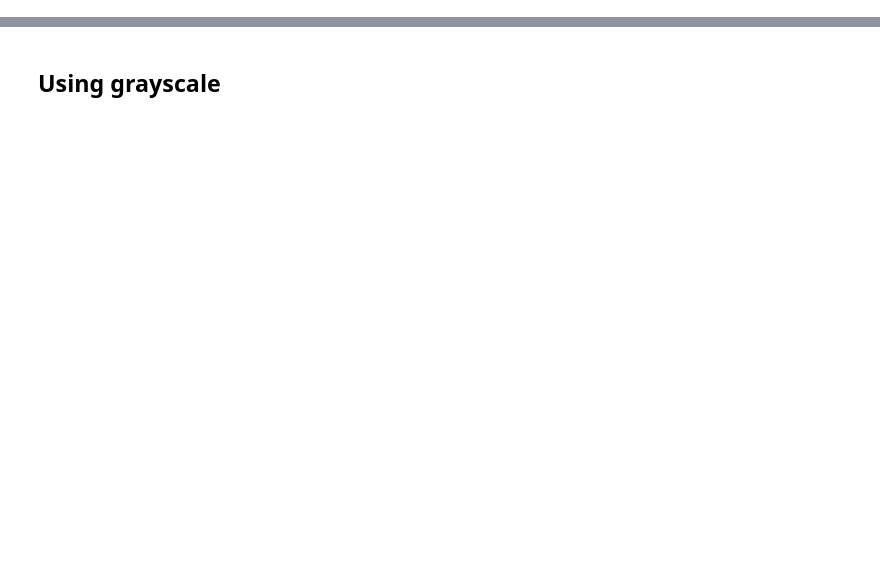
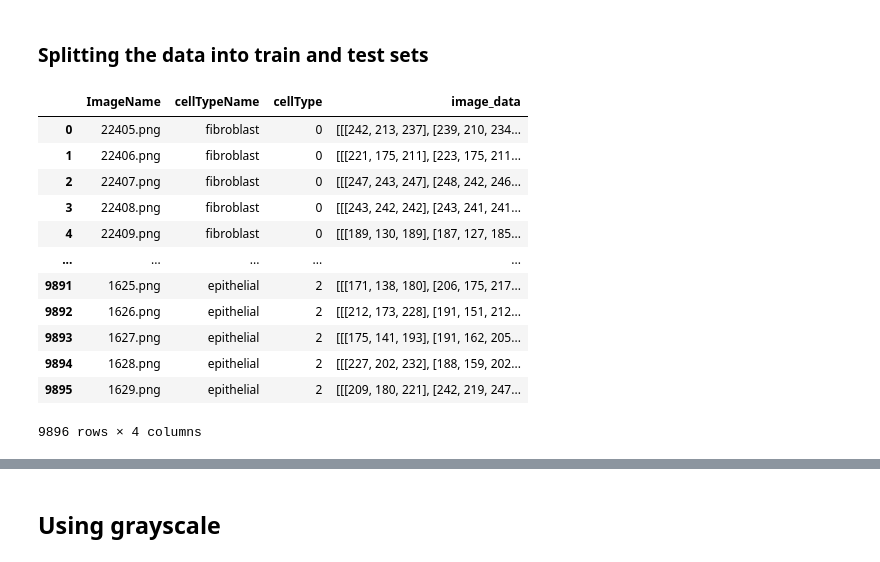
Before and after one commit to SumethD/cancerCell_Image_classification-Model, a Jupyter notebook: Image classification.ipynb, the cells around one changed output, grey strips where cells are left out. Saved outputs shown, nothing was run; the diff lists cells and outputs as text; code cells hidden in the pictures; blank space fills up the shorter version.

```diff
--- a/Image classification.ipynb
+++ b/Image classification.ipynb
@@ -38,0 +83,23 @@
+# %% [markdown]
+### Splitting the data into train and test sets
+# %%
+X = data.drop("isCancerous", axis=1)
+X = X.drop("InstanceID",axis=1)
+X = X.drop("patientID",axis=1)
+y = data["isCancerous"]
+X_train, X_test, y_train, y_test = train_test_split(X, y, test_size=0.2, random_state=42)
+display(X)
+# %% [output]
+|  | ImageName | cellTypeName | cellType | image_data |
+| 0 | 22405.png | fibroblast | 0 | [[[242, 213, 237], [239, 210, 234... |
+| 1 | 22406.png | fibroblast | 0 | [[[221, 175, 211], [223, 175, 211... |
+| 2 | 22407.png | fibroblast | 0 | [[[247, 243, 247], [248, 242, 246... |
+| 3 | 22408.png | fibroblast | 0 | [[[243, 242, 242], [243, 241, 241... |
+| 4 | 22409.png | fibroblast | 0 | [[[189, 130, 189], [187, 127, 185... |
+| ... | ... | ... | ... | ... |
+| 9891 | 1625.png | epithelial | 2 | [[[171, 138, 180], [206, 175, 217... |
+| 9892 | 1626.png | epithelial | 2 | [[[212, 173, 228], [191, 151, 212... |
+| 9893 | 1627.png | epithelial | 2 | [[[175, 141, 193], [191, 162, 205... |
+| 9894 | 1628.png | epithelial | 2 | [[[227, 202, 232], [188, 159, 202... |
+| 9895 | 1629.png | epithelial | 2 | [[[209, 180, 221], [242, 219, 247... |
+9896 rows × 4 columns
```
Also changed, not shown: parts of 32 cells of this notebook.
